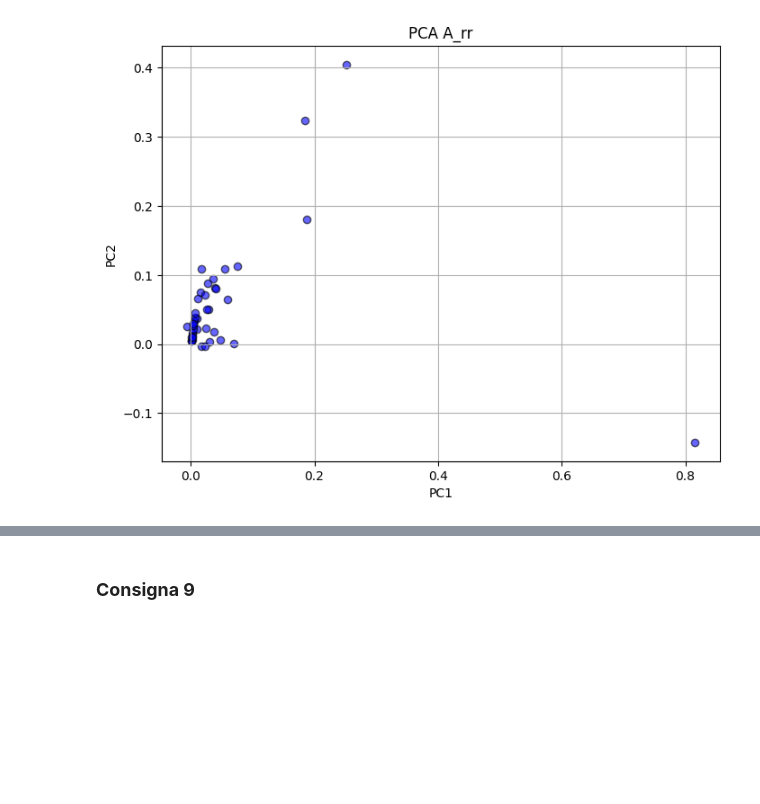
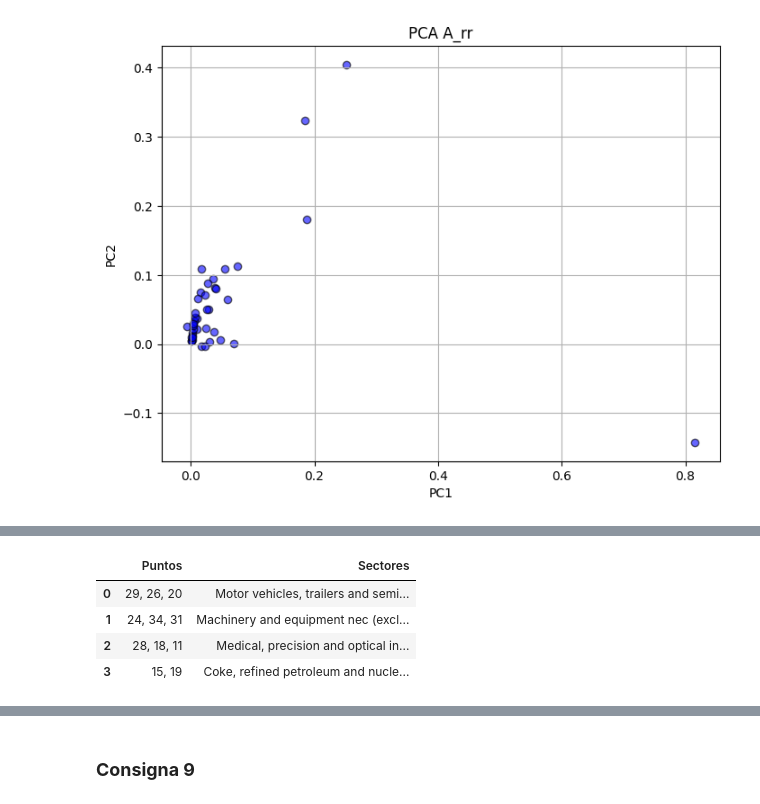
Before and after one commit to Gabrielnm7/ALC-FCEN_UBA, a Jupyter notebook: TP2/grupo_abeliano_TP2.ipynb, the cells around one changed output, grey strips where cells are left out. Saved outputs shown, nothing was run; the diff lists cells and outputs as text; code cells hidden in the pictures; blank space fills up the shorter version.

```diff
--- a/TP2/grupo_abeliano_TP2.ipynb
+++ b/TP2/grupo_abeliano_TP2.ipynb
@@ -936,0 +849,31 @@ plt.show()
+# %%
+sectores = LAT_IOT_2011.Sector[:40]
+# %%
+clusters = {
+    "Cluster 1": [29, 26, 20],
+    "Cluster 2": [24,34,31],
+    "Cluster 3": [28,18,11],
+    "Cluster 4": [15, 19]
+}
+
+puntos_column = []
+sectores_column = []
+
+
+for cluster_name, indices in clusters.items():
+    puntos_column.append(", ".join(map(str, indices)))
+    sectores_column.append("; ".join([sectores[idx] for idx in indices]))
+
+df_cluster_summary = pd.DataFrame({
+    "Puntos": puntos_column,
+    "Sectores": sectores_column
+})
+
+pd.set_option('display.max_colwidth', None)
+df_cluster_summary
+# %% [output]
+|  | Puntos | Sectores |
+| 0 | 29, 26, 20 | Motor vehicles, trailers and semi... |
+| 1 | 24, 34, 31 | Machinery and equipment nec (excl... |
+| 2 | 28, 18, 11 | Medical, precision and optical in... |
+| 3 | 15, 19 | Coke, refined petroleum and nucle... |
```
Also changed, not shown: parts of 19 cells of this notebook.
